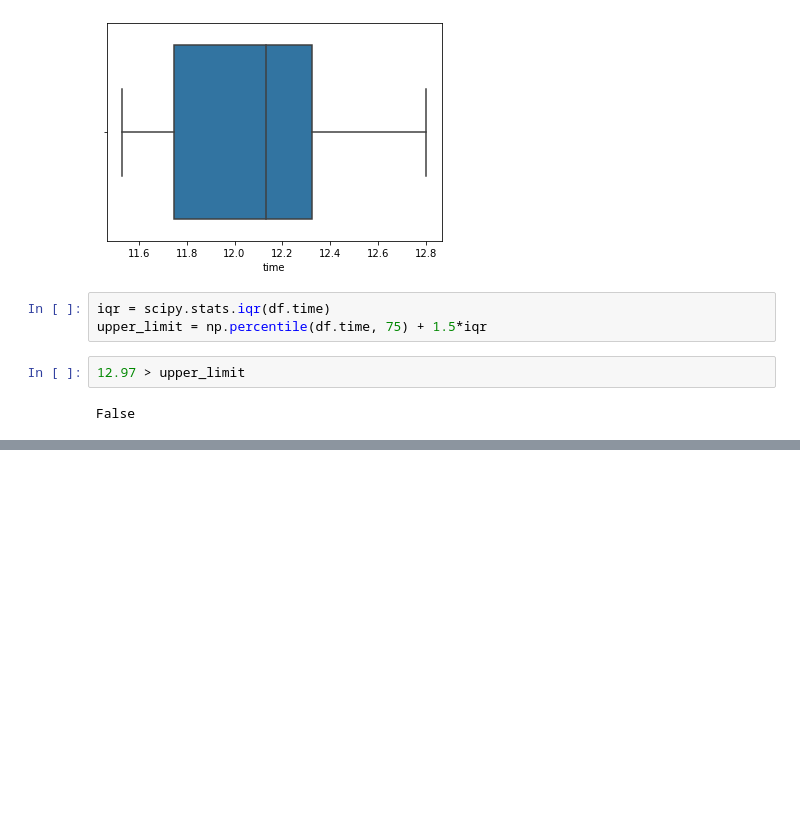
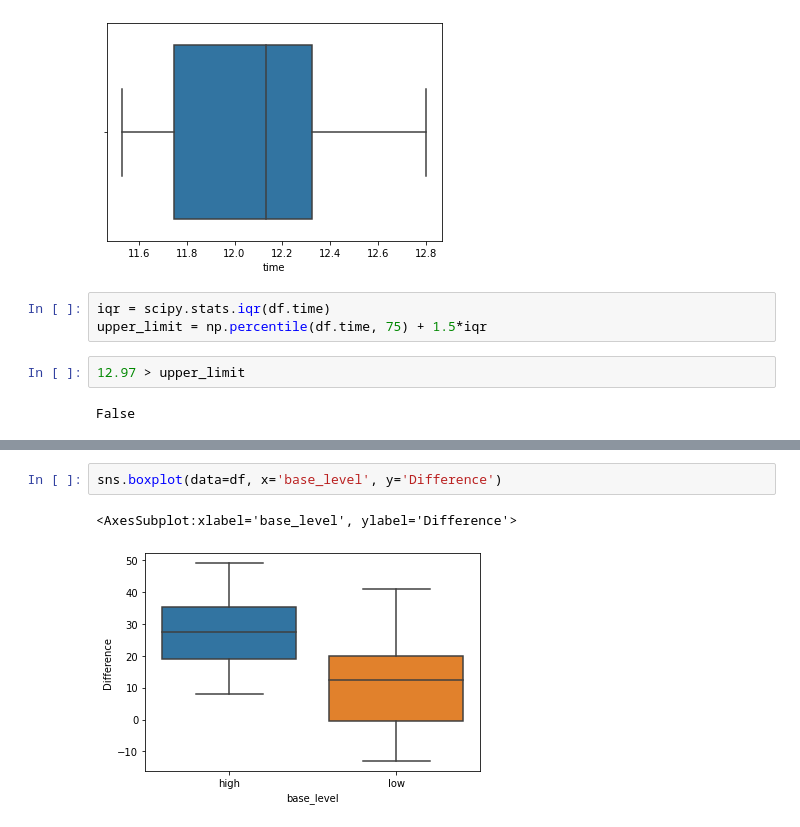
Before and after one commit to sendivogius/biostat, a Jupyter notebook: Chapter 2.ipynb, the cells around one changed output, grey strips where cells are left out. Cells and saved outputs as stored; diff of their text form; blank space fills up the shorter version.

```diff
--- a/Chapter 2.ipynb
+++ b/Chapter 2.ipynb
@@ -139,0 +189,5 @@ False
+# %%
+sns.boxplot(data=df, x='base_level', y='Difference')
+# %% [output]
+<AxesSubplot:xlabel='base_level', ylabel='Difference'>
+[figure, added]
```
Also changed, not shown: parts of 27 cells of this notebook, 1 other file.
